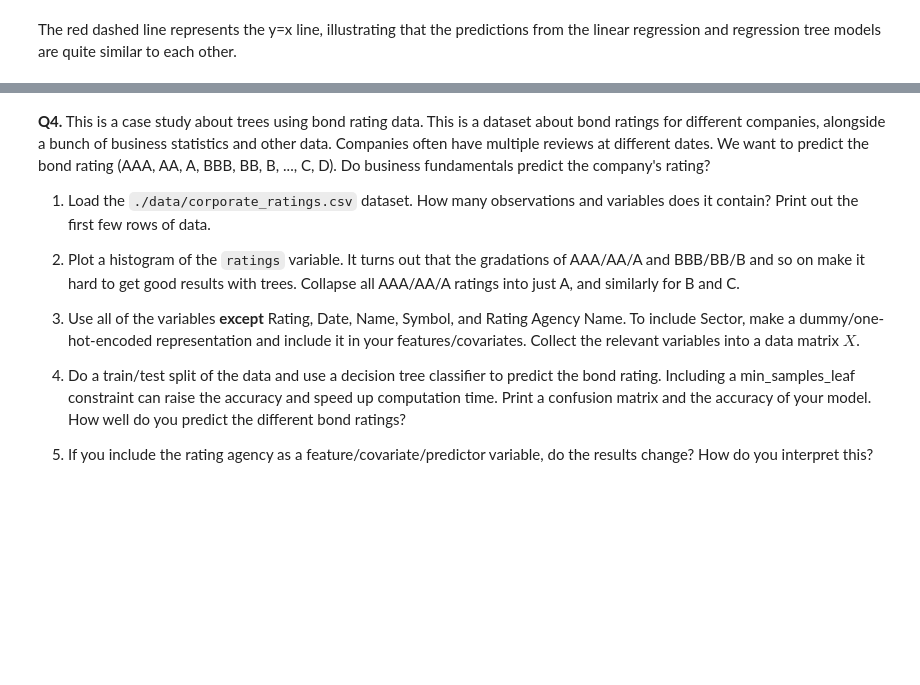
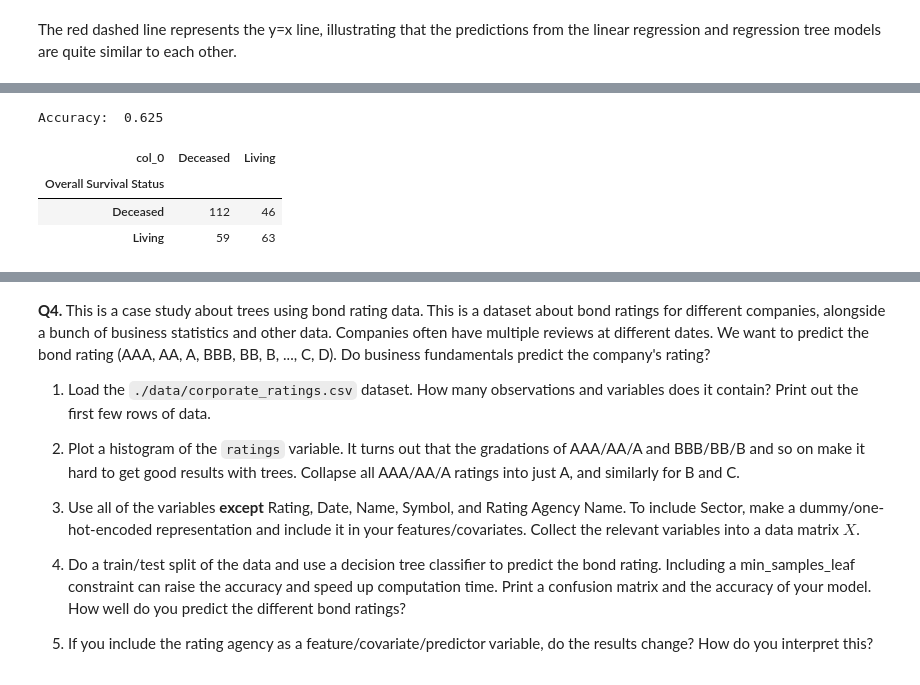
Before and after one commit to hasitanalluri/trees, a Jupyter notebook: assignment/assignment.ipynb, the cells around one changed output, grey strips where cells are left out. Cells and saved outputs as stored; diff of their text form; code cells hidden in the pictures; blank space fills up the shorter version.

```diff
--- a/assignment/assignment.ipynb
+++ b/assignment/assignment.ipynb
@@ -175,0 +213,29 @@ The red dashed line represents the y=x line, illustrating that the predictions f
+# %%
+from sklearn.model_selection import train_test_split
+from sklearn.tree import DecisionTreeClassifier # Import the tree classifier
+from sklearn.tree import plot_tree # Plot the tree
+
+y = df_model['Overall Survival Status']
+
+X_train, X_test, y_train, y_test = train_test_split(X,y, # Feature and target variables
+                                                    test_size=.2, # Split the sample 80 train/ 20 test
+                                                    random_state=65) # For replication purposes
+
+
+cart = DecisionTreeClassifier(min_samples_leaf=10) # Create a classifier object
+cart = cart.fit(X_train, y_train) # Fit the classifier
+# %%
+## Make Predictions on the Test Set:
+y_hat = cart.predict(X_test)
+
+## Confusion Matrix:
+tab = pd.crosstab(y_test,y_hat) # Compute confusion matrix
+acc = (tab.iloc[0,0]+tab.iloc[1,1])/len(y_test) # Compute Accuracy
+print('Accuracy: ', acc, '\n')
+pd.crosstab(y_test,y_hat)
+# %% [output]
+Accuracy:  0.625
+| col_0 | Deceased | Living |
+| Overall Survival Status |  |  |
+| Deceased | 112 | 46 |
+| Living | 59 | 63 |
```
Also changed, not shown: parts of 22 cells of this notebook.
